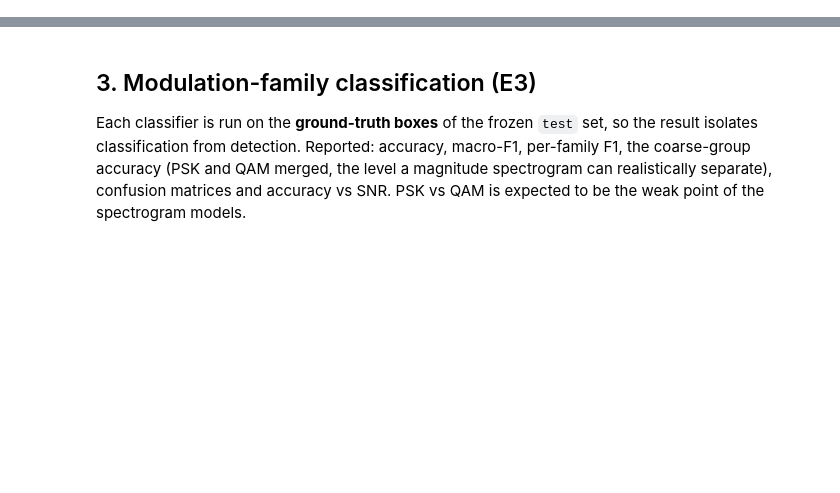
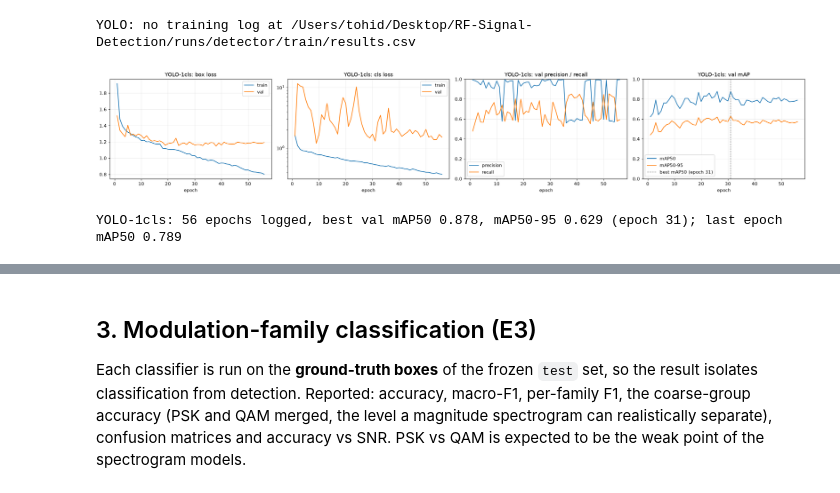
Before and after one commit to TohidTonekaboni/RF-Signal-Detection, a Jupyter notebook: Evaluation.ipynb, the cells around one changed output, grey strips where cells are left out. Drawn from its saved outputs; the diff is of its cells as text; code cells hidden in the pictures; blank space fills up the shorter version.

```diff
--- a/Evaluation.ipynb
+++ b/Evaluation.ipynb
@@ -53,6 +53,7 @@ pd.set_option("display.precision", 3)
 plt.rcParams.update({"figure.dpi": 110, "axes.grid": True, "grid.alpha": 0.25})
 
 ROOT = find_dataset_root()                                                   # dataset/spectrum_rf_v0.1.0_pilot (or $SPECTRUM_ROOT)
+YOLO_1CLS_RUN = "detector_1cls_yolo26s_6"                                       # which runs/ subfolder holds the one-class YOLO detector
 RUNS = Path(os.environ.get("SPECTRUM_RUNS", PROJECT_DIR / "runs"))           # where the training scripts wrote their results
 OUT = RUNS / "evaluation"
 OUT.mkdir(parents=True, exist_ok=True)
@@ -85,7 +86,7 @@ from train_classifier import classify_boxes, load_classifier
 cfar_file = RUNS / "baselines" / "cfar.json"
 DETECTORS = {"CFAR": CFARDetector(CFARParams(**json.loads(cfar_file.read_text())) if cfar_file.exists() else CFARParams())}
 OP_CONF = {"YOLO": 0.25, "YOLO-1cls": 0.25}                 # YOLO operating confidence; CFAR has its tuned threshold built in
-for name, sub in (("YOLO", "detector"), ("YOLO-1cls", "detector_1cls")):
+for name, sub in (("YOLO", "detector"), ("YOLO-1cls", YOLO_1CLS_RUN)):
     if (RUNS / sub / "best.pt").exists():
         from train_detector import Detector
         DETECTORS[name] = Detector(RUNS / sub / "best.pt", conf=0.05)
@@ -152,35 +164,39 @@ def run_detector(set_name, det_name, chunk=64):
 # %%
 # ---- YOLO training curves from the Ultralytics log (train / val only: these are not test results)
 CURVE_COLS = [("train/box_loss", "val/box_loss", "box loss"), ("train/cls_loss", "val/cls_loss", "cls loss")]
-for name, sub in (("YOLO", "detector"), ("YOLO-1cls", "detector_1cls")):
+for name, sub in (("YOLO", "detector"), ("YOLO-1cls", YOLO_1CLS_RUN)):
     log_file = RUNS / sub / "train" / "results.csv"
     if not log_file.exists():
         print(f"{name}: no training log at {log_file}")
         continue
     hist = pd.read_csv(log_file)
     hist.columns = hist.columns.str.strip()                                  # Ultralytics pads some column names with spaces
     fig, ax = plt.subplots(1, 4, figsize=(22, 4))
     for a, (tr, va, title) in zip(ax[:2], CURVE_COLS):
         a.plot(hist["epoch"], hist[tr], label="train")
         a.plot(hist["epoch"], hist[va], label="val")
         a.set(title=f"{name}: {title}", xlabel="epoch")
         if title == "cls loss":
             a.set_yscale("log")                                              # val cls loss can spike by an order of magnitude
         a.legend()
     for col, label in (("metrics/precision(B)", "precision"), ("metrics/recall(B)", "recall")):
         ax[2].plot(hist["epoch"], hist[col], label=label)
     ax[2].set(title=f"{name}: val precision / recall", xlabel="epoch", ylim=(0, 1))
     ax[2].legend()
     for col, label in (("metrics/mAP50(B)", "mAP50"), ("metrics/mAP50-95(B)", "mAP50-95")):
         ax[3].plot(hist["epoch"], hist[col], label=label)
     best = hist["metrics/mAP50(B)"].idxmax()
     ax[3].axvline(hist["epoch"][best], color="gray", ls="--", lw=1, label=f"best mAP50 (epoch {int(hist['epoch'][best])})")
     ax[3].set(title=f"{name}: val mAP", xlabel="epoch", ylim=(0, 1))
     ax[3].legend()
     plt.tight_layout()
     plt.show()
     print(f"{name}: {len(hist)} epochs logged, best val mAP50 {hist['metrics/mAP50(B)'].max():.3f}, "
           f"mAP50-95 {hist['metrics/mAP50-95(B)'].max():.3f} (epoch {int(hist['epoch'][best])}); last epoch mAP50 {hist['metrics/mAP50(B)'].iloc[-1]:.3f}")
+# %% [output]
+YOLO: no training log at /Users/tohid/Desktop/RF-Signal-Detection/runs/detector/train/results.csv
+[figure, added]
+YOLO-1cls: 56 epochs logged, best val mAP50 0.878, mAP50-95 0.629 (epoch 31); last epoch mAP50 0.789
 # %%
 BOX_COLS = ["box_x0", "box_y0", "box_x1", "box_y1"]
 
```
Also changed, not shown: parts of 19 cells of this notebook, 23 other files.
